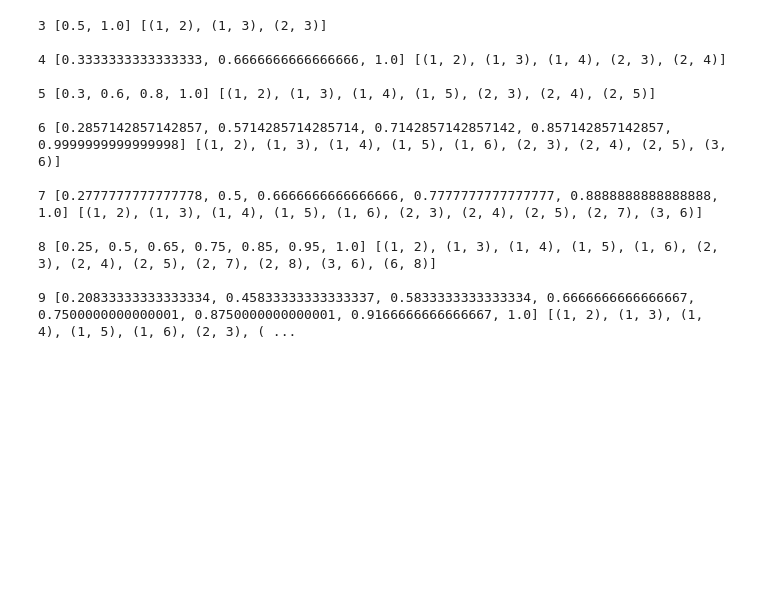
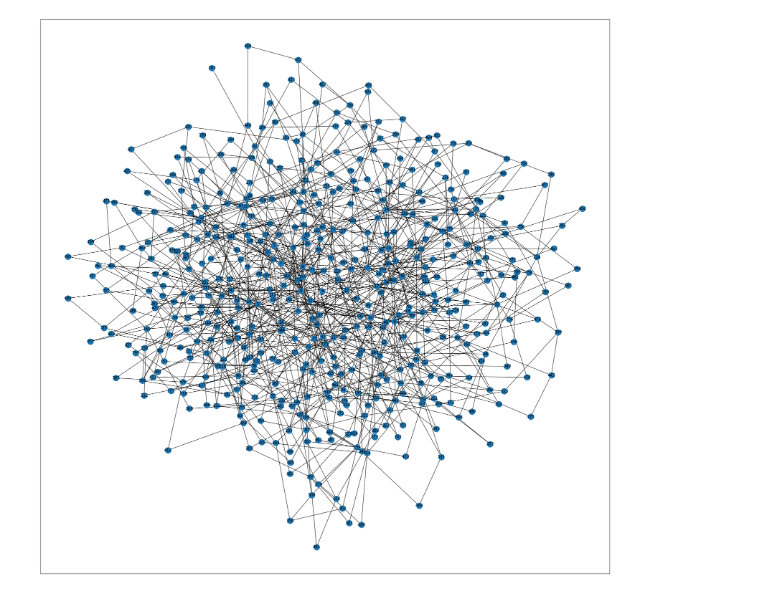
Before and after one commit to Alexflames/risks-code, a Jupyter notebook: Gravitymodel.ipynb, the cells around one changed output. Saved outputs shown, nothing was run; the diff lists cells and outputs as text; code cells hidden in the pictures; blank space fills up the shorter version.

Commit message:
Gravity model: visualisation + saved in file

```diff
--- a/Gravitymodel.ipynb
+++ b/Gravitymodel.ipynb
@@ -3,6 +3,7 @@
 # %%
 import networkx as nx
 import random as rand
+import matplotlib.pyplot as plt
 
 def binarySearch(data, val):
     highIndex = len(data)-1
@@ -27,6 +28,7 @@ def binarySearch(data, val):
     return sorted([highIndex, lowIndex])
 
 class Gravitymodel:
+
   def compute_probability_range(self, array, sum_array, tuple_length = 1, tuple_i = 1):
     value_p_range = [0]
     for (j, value) in enumerate(array):
@@ -36,6 +38,17 @@ class Gravitymodel:
         value_p_range.append((value / sum_array) + value_p_range[j])
     return value_p_range[1:]
 
+
+  def distribution_to_file(self, filename):
+    graph = self.graph
+    sum_degrees = 2 * len(graph.edges)
+    distribution = [0] + self.compute_probability_range(graph.degree, sum_degrees, 2, 1)
+
+    f = open(filename, 'w')
+    for i in range(self.n):
+      f.write("{0:.4f}".format(distribution[i]) + '\n')
+
+
   def __init__(self, n):
     # Preparation: 2 connected nodes
     self.graph = nx.Graph()
@@ -44,47 +57,42 @@ class Gravitymodel:
     self.n = n
 
     # Main algorithm
+    graph = self.graph
     for i in range(3, n):
-      graph = self.graph
       sum_degrees = 2 * len(graph.edges)
 
       degree_p_range = self.compute_probability_range(graph.degree, sum_degrees, 2, 1)
       # Insert edge number 1
 
       choice = rand.random()
       graph.add_node(i)
       node_to_chosen = binarySearch(degree_p_range, choice)[1]
       graph.add_edge(i, node_to_chosen + 1)
 
       # Insert edge number 2
+      # Эта формула пока что не соответствует модели. Заготовка!
       paths = nx.single_source_shortest_path_length(graph, node_to_chosen + 1)
       paths_list = [paths[key] for key in sorted(paths.keys(), reverse=True)]
       p_range2 = self.compute_probability_range(paths_list, sum(paths_list))
       choice2 = rand.random()
       node_to_chosen = binarySearch(p_range2, choice2)[1]
       graph.add_edge(i, node_to_chosen + 1)
 
       # TODO: визуализация
       # TODO: сохранение в файл
 
-      print(i, degree_p_range, graph.edges, "\n")
+      #print(i, degree_p_range, graph.edges, "\n")
+
+    plt.figure(3,figsize=(30,30))
+    nx.draw_networkx(graph)
+    self.distribution_to_file("distribution.txt")
 
 
 
 
 
-test = Gravitymodel(10)
+
+
+test = Gravitymodel(500)
 # %% [output]
-3 [0.5, 1.0] [(1, 2), (1, 3), (2, 3)]
-
-4 [0.3333333333333333, 0.6666666666666666, 1.0] [(1, 2), (1, 3), (1, 4), (2, 3), (2, 4)]
-
-5 [0.3, 0.6, 0.8, 1.0] [(1, 2), (1, 3), (1, 4), (1, 5), (2, 3), (2, 4), (2, 5)]
-
-6 [0.2857142857142857, 0.5714285714285714, 0.7142857142857142, 0.857142857142857, 0.9999999999999998] [(1, 2), (1, 3), (1, 4), (1, 5), (1, 6), (2, 3), (2, 4), (2, 5), (3, 6)]
-
-7 [0.2777777777777778, 0.5, 0.6666666666666666, 0.7777777777777777, 0.8888888888888888, 1.0] [(1, 2), (1, 3), (1, 4), (1, 5), (1, 6), (2, 3), (2, 4), (2, 5), (2, 7), (3, 6)]
-
-8 [0.25, 0.5, 0.65, 0.75, 0.85, 0.95, 1.0] [(1, 2), (1, 3), (1, 4), (1, 5), (1, 6), (2, 3), (2, 4), (2, 5), (2, 7), (2, 8), (3, 6), (6, 8)]
-
-9 [0.20833333333333334, 0.45833333333333337, 0.5833333333333334, 0.6666666666666667, 0.7500000000000001, 0.8750000000000001, 0.9166666666666667, 1.0] [(1, 2), (1, 3), (1, 4), (1, 5), (1, 6), (2, 3), ( ...
+[figure, added]
```
Also changed, not shown: parts of 1 cell of this notebook.
